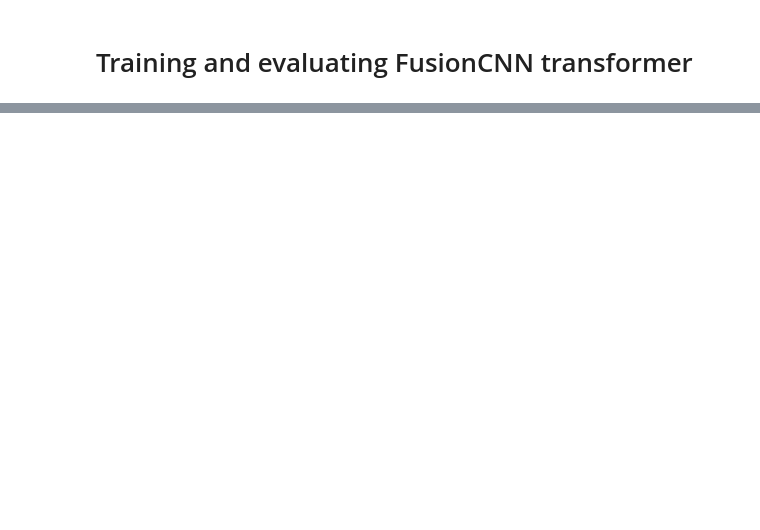
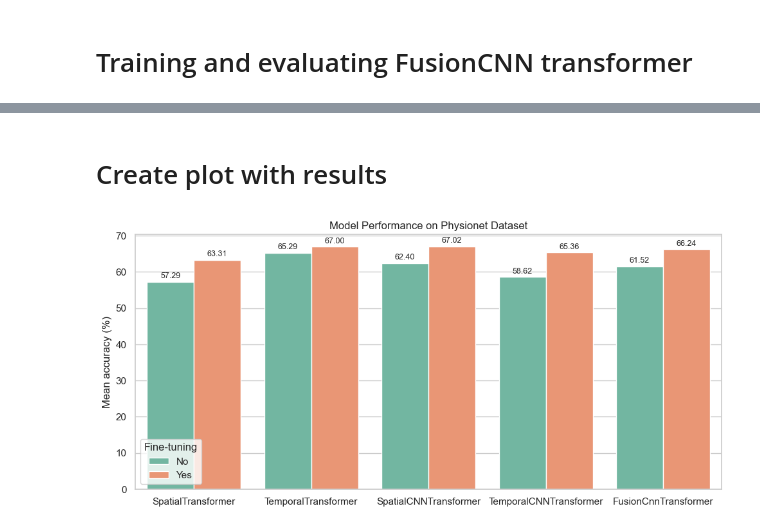
Before and after one commit to ad-jusk/eeg_transformer, a Jupyter notebook: notebooks/transformers_transfer.ipynb, the cells around one changed output, grey strips where cells are left out. Saved outputs shown, nothing was run; the diff lists cells and outputs as text; code cells hidden in the pictures; blank space fills up the shorter version.

Commit message:
added plot

```diff
--- a/notebooks/transformers_transfer.ipynb
+++ b/notebooks/transformers_transfer.ipynb
@@ -594,3 +594,47 @@ logger.info(
 2025-08-25 15:57:56,574 - INFO - Accuracy for FusionCNNTransformer with finetuning: 67.26%
 2025-08-25 15:57:56,577 - INFO - Mean accuracy over 5 runs without finetuning: 61.52% +- 0.54%
 2025-08-25 15:57:56,579 - INFO - Mean accuracy over 5 runs with finetuning: 66.24% +- 1.16%
+# %% [markdown]
+# Create plot with results
+# %%
+plot_data = {
+    "Model": [
+        "SpatialTransformer",
+        "SpatialTransformer",
+        "TemporalTransformer",
+        "TemporalTransformer",
+        "SpatialCNNTransformer",
+        "SpatialCNNTransformer",
+        "TemporalCNNTransformer",
+        "TemporalCNNTransformer",
+        "FusionCnnTransformer",
+        "FusionCnnTransformer",
+    ],
+    "Finetuning": ["No", "Yes"] * 5,
+    "Mean accuracy (%)": [57.29, 63.31, 65.29, 67.00, 62.40, 67.02, 58.62, 65.36, 61.52, 66.24],
+}
+
+# Create DataFrame
+df = pd.DataFrame(plot_data)
+
+# Set plot style
+sns.set(style="whitegrid")
+
+# Create bar plot
+plt.figure(figsize=(10, 5))
+barplot = sns.barplot(data=df, x="Model", y="Mean accuracy (%)", hue="Finetuning", palette="Set2")
+
+# Annotate bars with values
+for container in barplot.containers:
+    barplot.bar_label(container, fmt="%.2f", label_type="edge", fontsize=9, padding=2)
+
+# Improve layout
+plt.title("Model Performance on Physionet Dataset")
+plt.tight_layout()
+plt.xlabel("")
+plt.legend(title="Fine-tuning")
+
+# Show plot
+plt.show()
+# %% [output]
+[figure, added]
```
